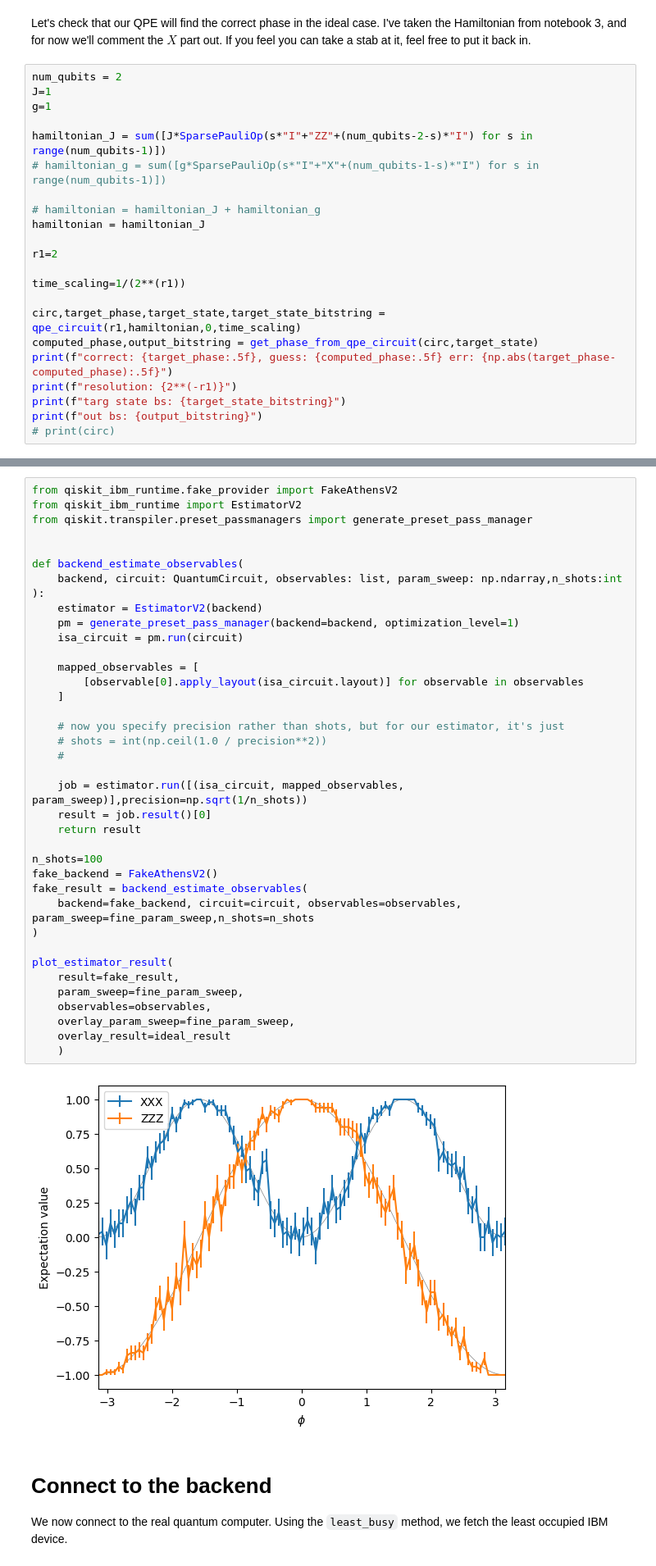
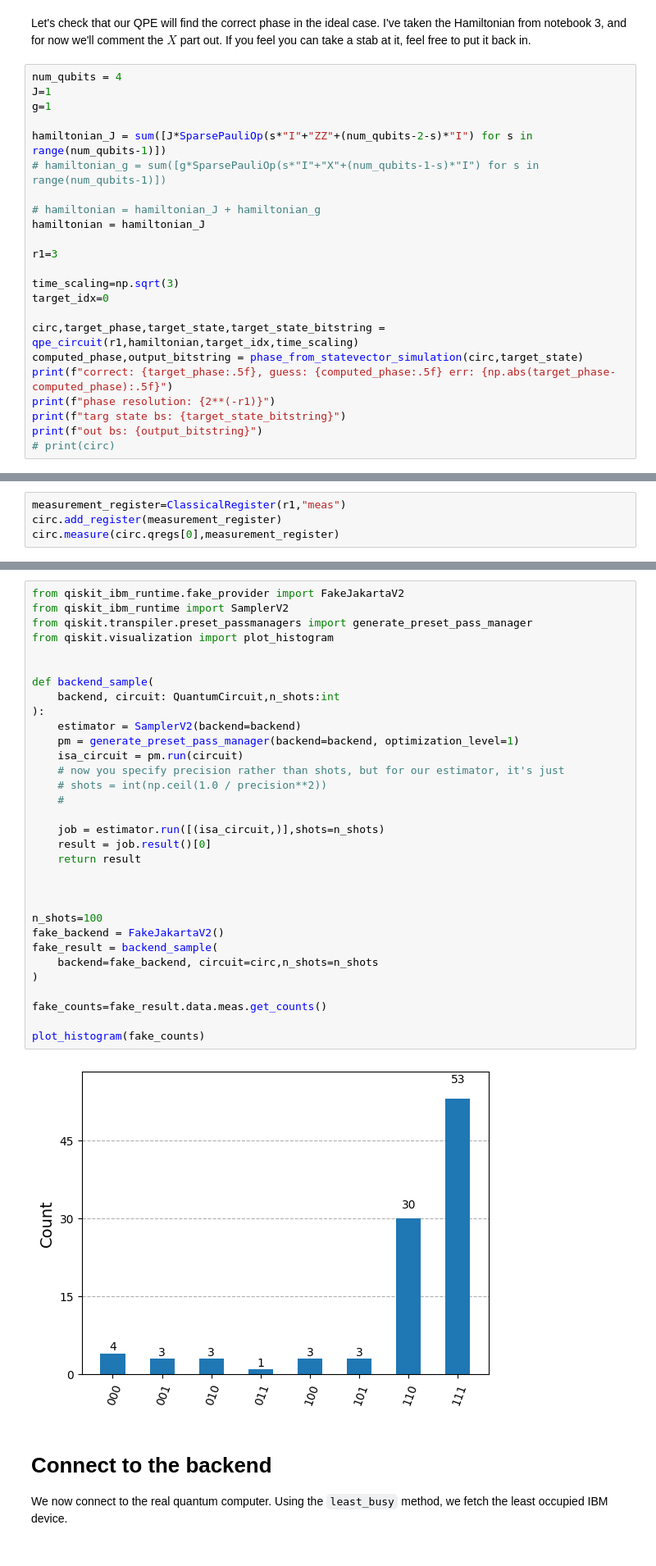
Before and after one commit to lmarti-dev/qiskit-tutorials, a Jupyter notebook: notebooks/solutions/07b_ibm_qpe.ipynb, the cells around one changed output, grey strips where cells are left out. Shown at 82% size. Saved outputs shown, nothing was run; the diff lists cells and outputs as text.

```diff
--- a/notebooks/solutions/07b_ibm_qpe.ipynb
+++ b/notebooks/solutions/07b_ibm_qpe.ipynb
@@ -109,7 +123,7 @@ def get_phase_from_qpe_circuit(circ:QuantumCircuit,psi:np.ndarray,n_shots:int=10
 # %% [markdown]
 Let's check that our QPE will find the correct phase in the ideal case. I've taken the Hamiltonian from notebook 3, and for now we'll comment the $X$ part out. If you feel you can take a stab at it, feel free to put it back in.
 # %%
-num_qubits = 2
+num_qubits = 4
 J=1
 g=1
 
@@ -119,14 +133,15 @@ hamiltonian_J = sum([J*SparsePauliOp(s*"I"+"ZZ"+(num_qubits-2-s)*"I") for s in r
 # hamiltonian = hamiltonian_J + hamiltonian_g
 hamiltonian = hamiltonian_J
 
-r1=2
+r1=3
 
-time_scaling=1/(2**(r1))
+time_scaling=np.sqrt(3)
+target_idx=0
 
-circ,target_phase,target_state,target_state_bitstring = qpe_circuit(r1,hamiltonian,0,time_scaling)
-computed_phase,output_bitstring = get_phase_from_qpe_circuit(circ,target_state)
+circ,target_phase,target_state,target_state_bitstring = qpe_circuit(r1,hamiltonian,target_idx,time_scaling)
+computed_phase,output_bitstring = phase_from_statevector_simulation(circ,target_state)
 print(f"correct: {target_phase:.5f}, guess: {computed_phase:.5f} err: {np.abs(target_phase-computed_phase):.5f}")
-print(f"resolution: {2**(-r1)}")
+print(f"phase resolution: {2**(-r1)}")
 print(f"targ state bs: {target_state_bitstring}")
 print(f"out bs: {output_bitstring}")
 # print(circ)
@@ -241,0 +156,4 @@ Okay, so we run our evaluation of the $ZZZ$ and $XXX$ observables again, this ti
+# %%
+measurement_register=ClassicalRegister(r1,"meas")
+circ.add_register(measurement_register)
+circ.measure(circ.qregs[0],measurement_register)
@@ -242,43 +165,37 @@ Okay, so we run our evaluation of the $ZZZ$ and $XXX$ observables again, this ti
 # %%
-from qiskit_ibm_runtime.fake_provider import FakeAthensV2
-from qiskit_ibm_runtime import EstimatorV2
+from qiskit_ibm_runtime.fake_provider import FakeJakartaV2
+from qiskit_ibm_runtime import SamplerV2
 from qiskit.transpiler.preset_passmanagers import generate_preset_pass_manager
+from qiskit.visualization import plot_histogram
 
 
-def backend_estimate_observables(
-    backend, circuit: QuantumCircuit, observables: list, param_sweep: np.ndarray,n_shots:int
+def backend_sample(
+    backend, circuit: QuantumCircuit,n_shots:int
 ):
-    estimator = EstimatorV2(backend)
+    estimator = SamplerV2(backend=backend)
     pm = generate_preset_pass_manager(backend=backend, optimization_level=1)
     isa_circuit = pm.run(circuit)
-
-    mapped_observables = [
-        [observable[0].apply_layout(isa_circuit.layout)] for observable in observables
-    ]
-
     # now you specify precision rather than shots, but for our estimator, it's just
     # shots = int(np.ceil(1.0 / precision**2))
     #
 
-    job = estimator.run([(isa_circuit, mapped_observables, param_sweep)],precision=np.sqrt(1/n_shots))
+    job = estimator.run([(isa_circuit,)],shots=n_shots)
     result = job.result()[0]
     return result
 
+
+
 n_shots=100
-fake_backend = FakeAthensV2()
-fake_result = backend_estimate_observables(
-    backend=fake_backend, circuit=circuit, observables=observables, param_sweep=fine_param_sweep,n_shots=n_shots
+fake_backend = FakeJakartaV2()
+fake_result = backend_sample(
+    backend=fake_backend, circuit=circ,n_shots=n_shots
 )
 
-plot_estimator_result(
-    result=fake_result,
-    param_sweep=fine_param_sweep,
-    observables=observables,
-    overlay_param_sweep=fine_param_sweep,
-    overlay_result=ideal_result
-    )
+fake_counts=fake_result.data.meas.get_counts()
+
+plot_histogram(fake_counts)
 # %% [output]
-[figure, old version]
+[figure, new version]
 # %% [markdown]
 # Connect to the backend
 
```
Also changed, not shown: parts of 16 cells of this notebook.
